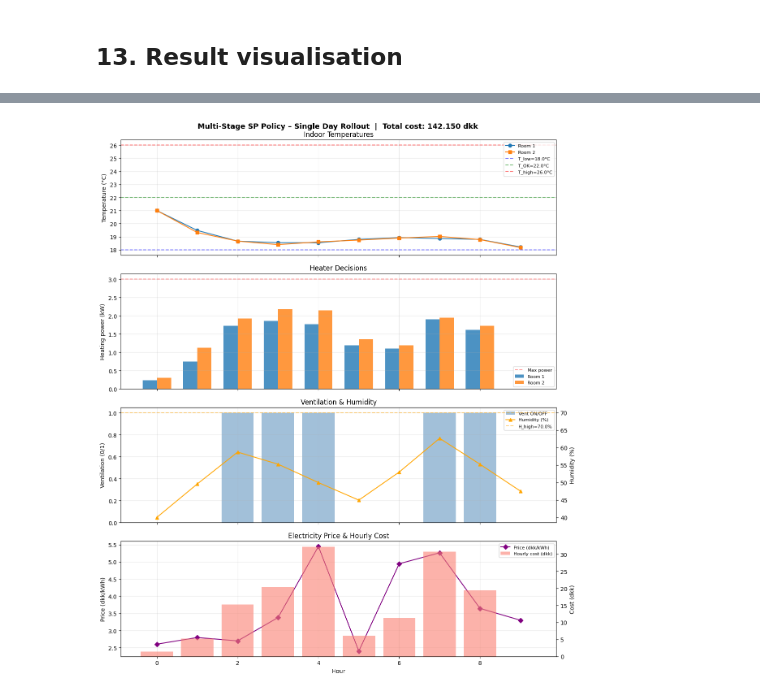
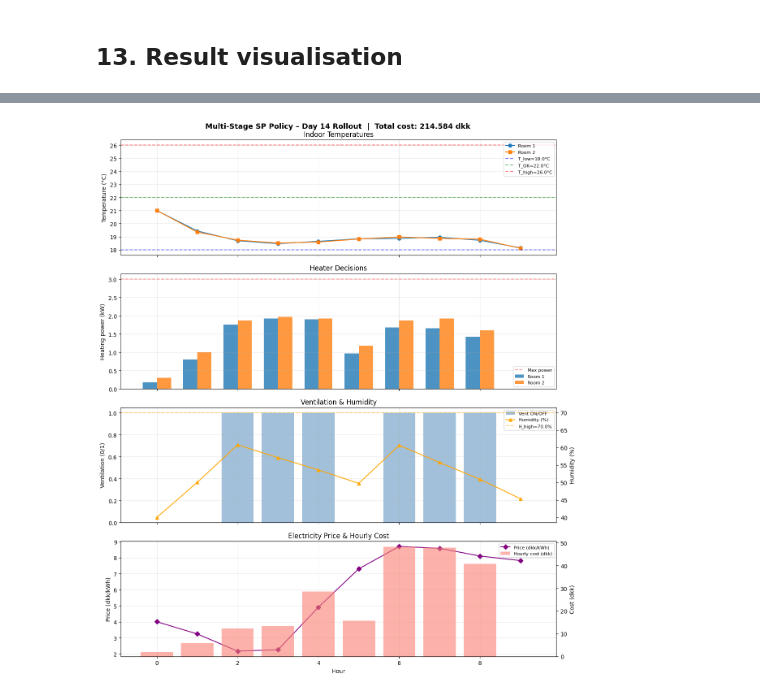
Before and after one commit to mauricioparas03-ops/Decision_project, a Jupyter notebook: PART_B/multiSP_debug.ipynb, the cells around one changed output, grey strips where cells are left out. Drawn from its saved outputs; the diff is of its cells as text; code cells hidden in the pictures.

Commit message:
added plotting to troubleshoot

```diff
--- a/PART_B/multiSP_debug.ipynb
+++ b/PART_B/multiSP_debug.ipynb
@@ -441,7 +437,7 @@ def cluster_scenarios_tree2(price_dict, occ_dict, branching_factors, horizon):
             scaler = StandardScaler()
             X_t_scaled = scaler.fit_transform(X_t)
 
-            km = KMeans(n_clusters=k, n_init=20, random_state=42)
+            km = KMeans(n_clusters=k, n_init=5, random_state=42)
             km.fit(X_t_scaled)
 
             centroids_raw = scaler.inverse_transform(km.cluster_centers_)
@@ -1446,0 +1489,28 @@ Total cost: 141.655 dkk
+# %%
+from pathlib import Path
+
+# 1. Load the data from your CSV files
+notebook_dir = Path.cwd()
+data_dir = notebook_dir / 'Data'
+
+df_prices = pd.read_csv(data_dir / 'v2_PriceData.csv', header=None)
+df_occ1   = pd.read_csv(data_dir / 'OccupancyRoom1.csv', header=None)
+df_occ2   = pd.read_csv(data_dir / 'OccupancyRoom2.csv', header=None)
+
+# 2. Convert to lists
+sample_prices = pd.to_numeric(df_prices.values.flatten(), errors='coerce').tolist()
+sample_occ_r1 = pd.to_numeric(df_occ1.values.flatten(),  errors='coerce').tolist()
+sample_occ_r2 = pd.to_numeric(df_occ2.values.flatten(),  errors='coerce').tolist()
+
+min_len = min(len(sample_prices), len(sample_occ_r1), len(sample_occ_r2))
+
+# 3. Slice (drop first 11 rows, cap at shortest array)
+sample_prices = sample_prices[11:min_len]
+sample_occ_r1 = sample_occ_r1[11:min_len]
+sample_occ_r2 = sample_occ_r2[11:min_len]
+
+# 4. Pack into gen_data
+gen_data = (sample_prices, sample_occ_r1, sample_occ_r2)
+
+n_iterations = min(len(sample_prices), len(sample_occ_r1), len(sample_occ_r2))
+print(f"Available hours: {n_iterations}  →  {n_iterations // 10} full days")
@@ -1446,0 +1635,9 @@ Total cost: 141.655 dkk
+# %%
+# gen_data_full must cover all 1000 hours (100 days × 10 hrs)
+gen_data_full = (sample_prices, sample_occ_r1, sample_occ_r2)
+
+episode_logs, summary = evaluate_policy(
+    policy_fn     = multi_SP_policy,
+    gen_data_full = gen_data_full,
+    n_days        = 99,
+)
@@ -1449,4 +1983,7 @@ Total cost: 141.655 dkk
 # %%
+day_to_plot = 14
+log = episode_logs[day_to_plot]
+
 fig, axes = plt.subplots(4, 1, figsize=(12, 14), sharex=True)
 T_range = log['t']
 
@@ -1478,32 +2015,32 @@ ax_v.bar(T_range, log['v'], color='steelblue', alpha=0.5, label='Vent ON/OFF')
 ax_h.plot(T_range, log['H'], marker='^', color='orange', label='Humidity (%)')
 ax_h.axhline(DATA['humidity_threshold'], ls='--', color='orange', alpha=0.5,
              label=f"H_high={DATA['humidity_threshold']}%")
 ax_v.set_ylabel('Ventilation (0/1)')
 ax_h.set_ylabel('Humidity (%)')
 axes[2].set_title('Ventilation & Humidity')
 lines1, labs1 = ax_v.get_legend_handles_labels()
 lines2, labs2 = ax_h.get_legend_handles_labels()
 ax_v.legend(lines1 + lines2, labs1 + labs2, fontsize=8)
 axes[2].grid(True, alpha=0.3)
 
 ax_p = axes[3]
 ax_c = ax_p.twinx()
 ax_p.plot(T_range, log['price'], marker='D', color='purple', label='Price (dkk/kWh)')
 ax_c.bar(T_range, log['cost_t'], color='salmon', alpha=0.6, label='Hourly cost (dkk)')
 ax_p.set_ylabel('Price (dkk/kWh)')
 ax_c.set_ylabel('Cost (dkk)')
 axes[3].set_title('Electricity Price & Hourly Cost')
 axes[3].set_xlabel('Hour')
 lines1, labs1 = ax_p.get_legend_handles_labels()
 lines2, labs2 = ax_c.get_legend_handles_labels()
 ax_p.legend(lines1 + lines2, labs1 + labs2, fontsize=8)
 axes[3].grid(True, alpha=0.3)
 
 fig.suptitle(
-    f'Multi-Stage SP Policy – Single Day Rollout  |  Total cost: {log["total_cost"]:.3f} dkk',
+    f'Multi-Stage SP Policy – Day {day_to_plot} Rollout  |  Total cost: {log["total_cost"]:.3f} dkk',
     fontsize=13, fontweight='bold'
 )
 plt.tight_layout()
 plt.show()
 # %% [output]
-[figure, old version]
+[figure, new version]
```
Also changed, not shown: parts of 12 cells of this notebook.
